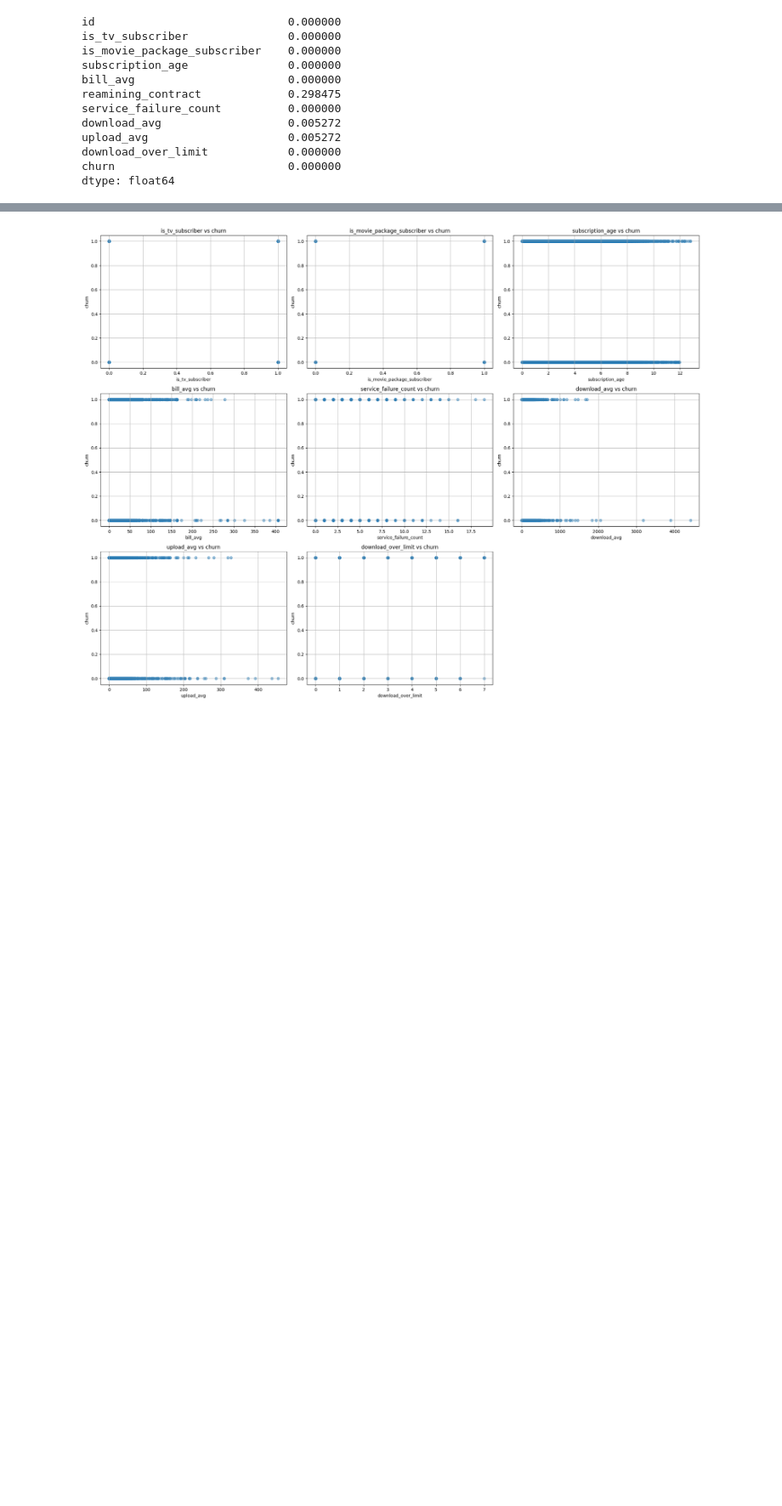
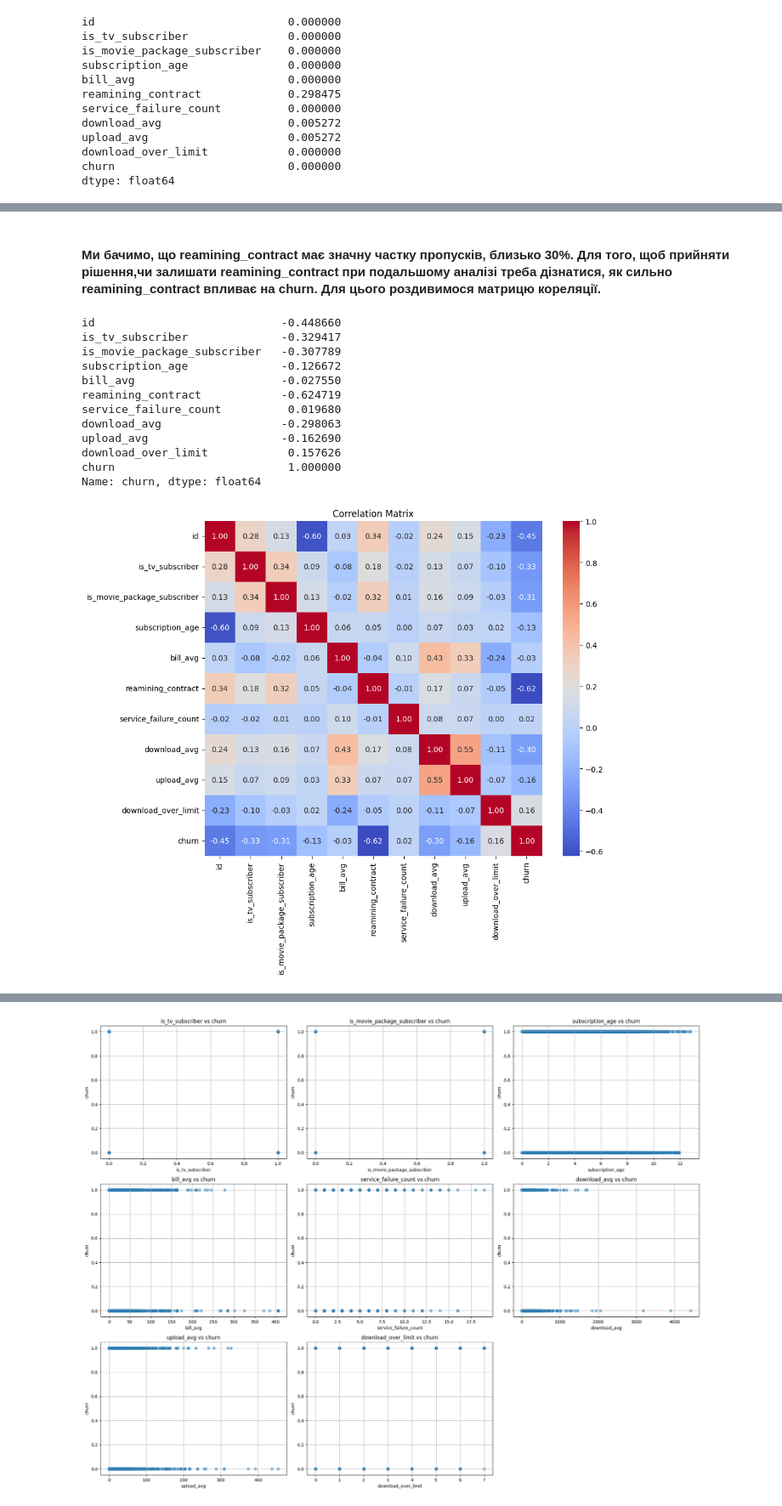
Before and after one commit to GannaTarasenko/EDA, a Jupyter notebook: EDA.ipynb, the cells around one changed output, grey strips where cells are left out. Shown: that part at 85% size. Drawn from its saved outputs; the diff is of its cells as text; code cells hidden in the pictures; blank space fills up the shorter version.

```diff
--- a/EDA.ipynb
+++ b/EDA.ipynb
@@ -84,0 +107,2 @@ dtype: object
+# %%
+df_cleaned = df.dropna(subset=['download_avg', 'upload_avg'])
@@ -84,0 +125,28 @@ dtype: object
+# %% [markdown]
+#### Ми бачимо, що reamining_contract має значну частку пропусків, близько 30%. Для того, щоб прийняти рішення,чи залишати reamining_contract при подальшому аналізі треба дізнатися, як сильно reamining_contract впливає на churn. Для цього роздивимося матрицю кореляції.
+# %%
+# Розрахунок матриці кореляції
+correlation_matrix = df_cleaned.corr()
+
+# Виведення кореляції для 'churn'
+print(correlation_matrix['churn'])
+
+# Візуалізація матриці кореляції за допомогою heatmap
+plt.figure(figsize=(10, 8))
+sns.heatmap(correlation_matrix, annot=True, cmap='coolwarm', fmt=".2f")
+plt.title('Correlation Matrix')
+plt.show()
+# %% [output]
+id                            -0.448660
+is_tv_subscriber              -0.329417
+is_movie_package_subscriber   -0.307789
+subscription_age              -0.126672
+bill_avg                      -0.027550
+reamining_contract            -0.624719
+service_failure_count          0.019680
+download_avg                  -0.298063
+upload_avg                    -0.162690
+download_over_limit            0.157626
+churn                          1.000000
+Name: churn, dtype: float64
+[figure, added]
```
Also changed, not shown: parts of 13 cells of this notebook.
